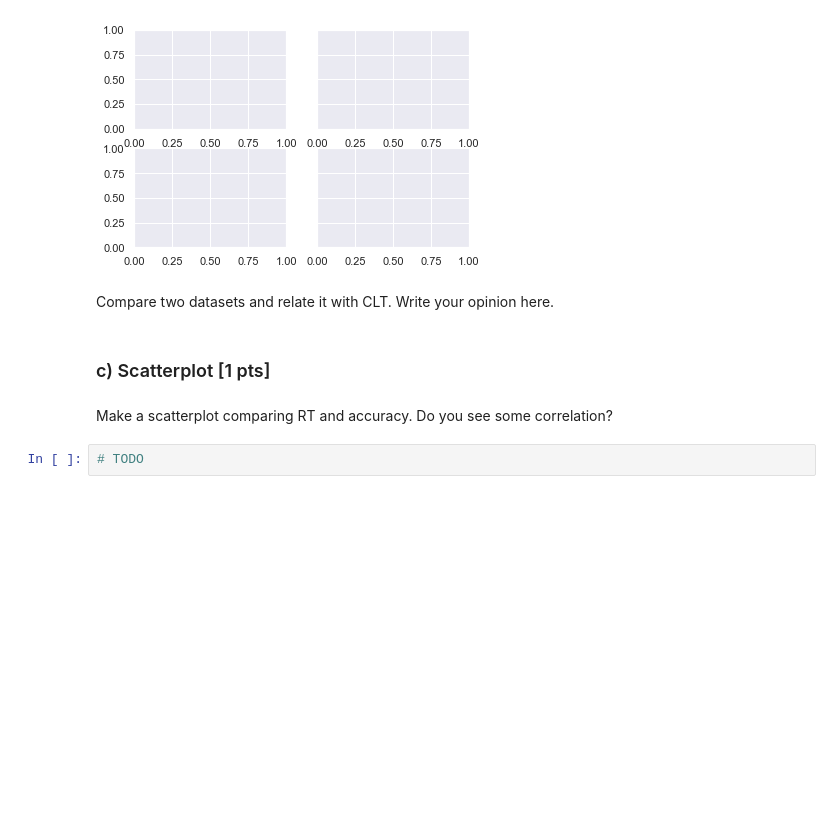
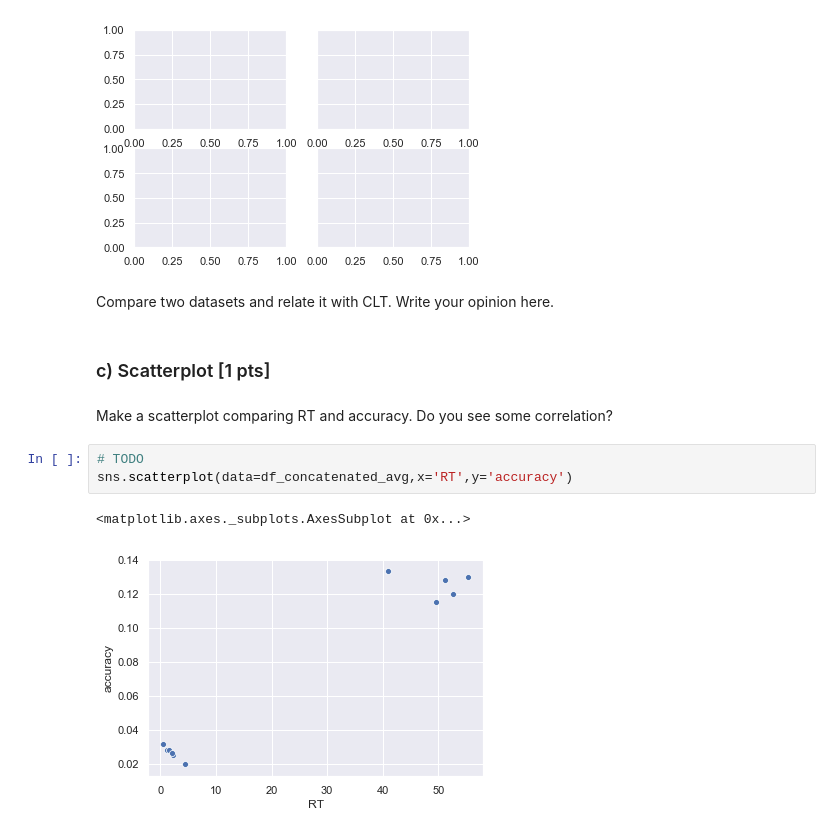
Before and after one commit to NBP-ACC/week-4-acc_11, a Jupyter notebook: sheet02_Viki.ipynb, the cells around one changed output. Saved outputs shown, nothing was run; the diff lists cells and outputs as text; blank space fills up the shorter version.

```diff
--- a/sheet02_Viki.ipynb
+++ b/sheet02_Viki.ipynb
@@ -201,5 +201,9 @@ Compare two datasets and relate it with CLT. Write your opinion here.
 ### c) Scatterplot [1 pts]
 # %% [markdown]
 Make a scatterplot comparing RT and accuracy. Do you see some correlation?
-# %%
-# TODO
+# %%
+# TODO
+sns.scatterplot(data=df_concatenated_avg,x='RT',y='accuracy')
+# %% [output]
+<matplotlib.axes._subplots.AxesSubplot at 0x...>
+[figure, added]
```
Also changed, not shown: parts of 1 cell of this notebook.
